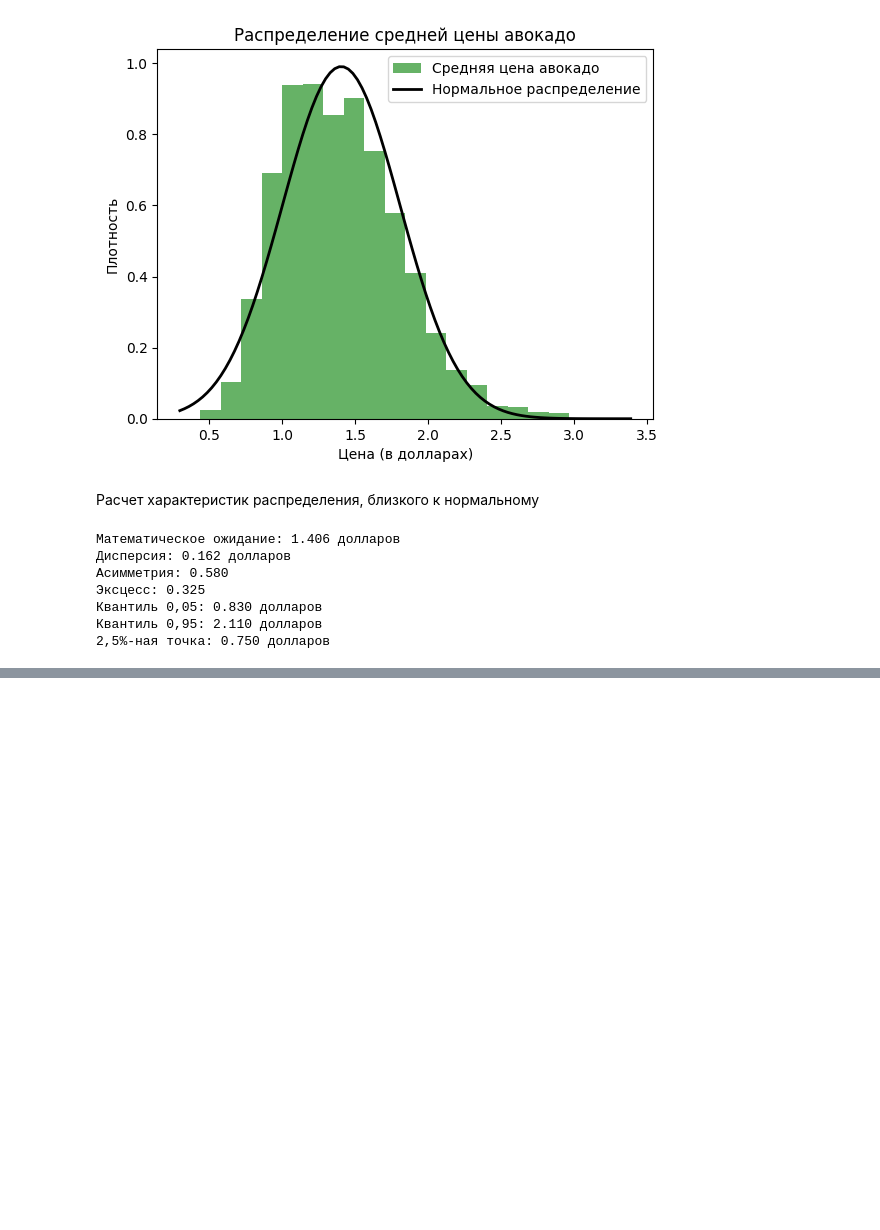
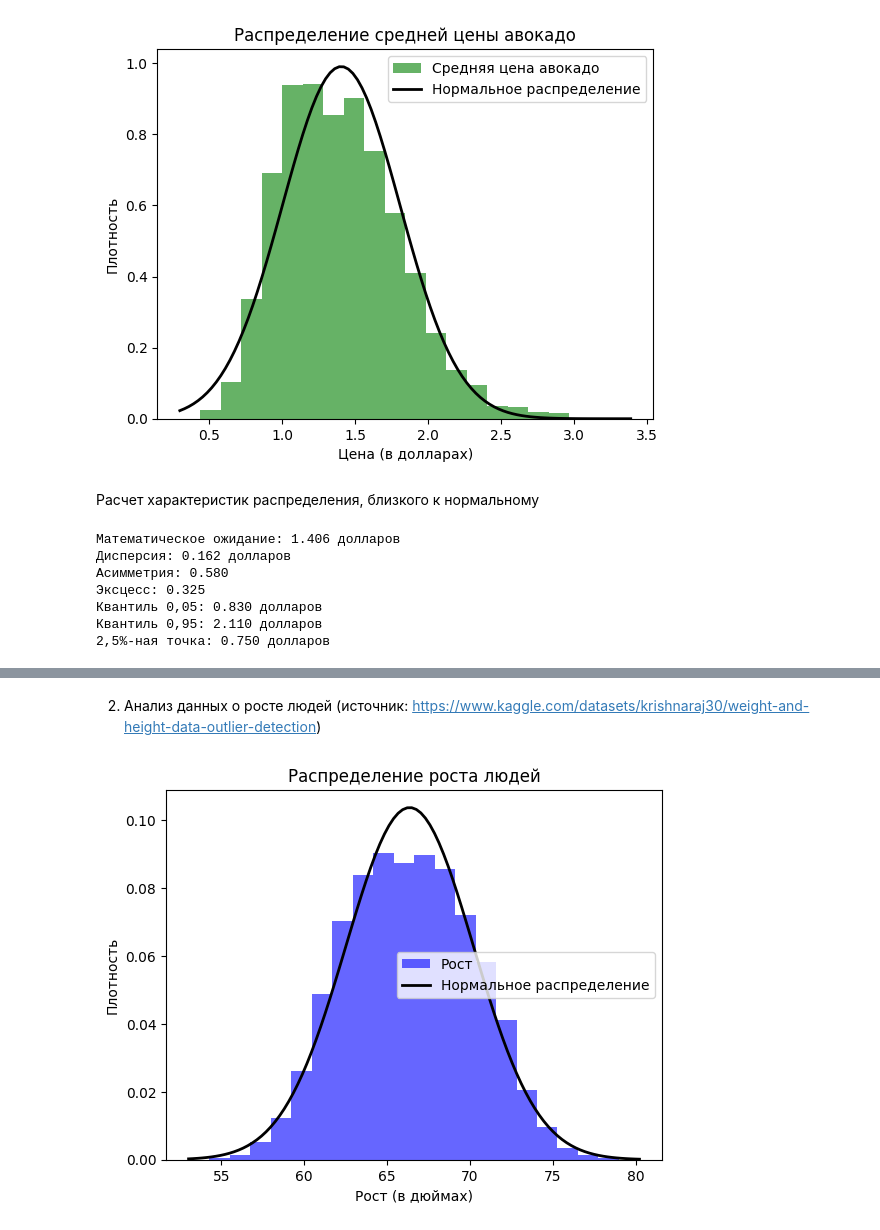
Before and after one commit to Bezmylov/MAI, a Jupyter notebook: lr2.ipynb, the cells around one changed output, grey strips where cells are left out. Drawn from its saved outputs; the diff is of its cells as text; code cells hidden in the pictures; blank space fills up the shorter version.

```diff
--- a/lr2.ipynb
+++ b/lr2.ipynb
@@ -75,0 +90,30 @@ print(f"2,5%-ная точка: {quantile_025_1:.3f} долларов")
+# %% [markdown]
+2. Анализ данных о росте людей (источник: https://www.kaggle.com/datasets/krishnaraj30/weight-and-height-data-outlier-detection)
+# %%
+data = pd.read_csv("weight-height.csv")
+data
+# Извлечение столбца со средней ценой
+prices = data["Height"].dropna()  # Убираем пропуски
+
+# Построение гистограммы
+plt.hist(prices, bins=20, density=True, alpha=0.6, color="b", label="Рост")
+
+# Оценка параметров нормального распределения
+mu_1, std_1 = prices.mean(), prices.std()
+
+# Создание кривой нормального распределения
+xmin, xmax = plt.xlim()
+x = np.linspace(xmin, xmax, 100)
+p = norm.pdf(x, mu_1, std_1)
+
+# Наложение кривой нормального распределения
+plt.plot(x, p, "k", linewidth=2, label="Нормальное распределение")
+
+# Оформление графика
+plt.title("Распределение роста людей")
+plt.xlabel("Рост (в дюймах)")
+plt.ylabel("Плотность")
+plt.legend()
+plt.show()
+# %% [output]
+[figure, added]
```
Also changed, not shown: parts of 3 cells of this notebook.
